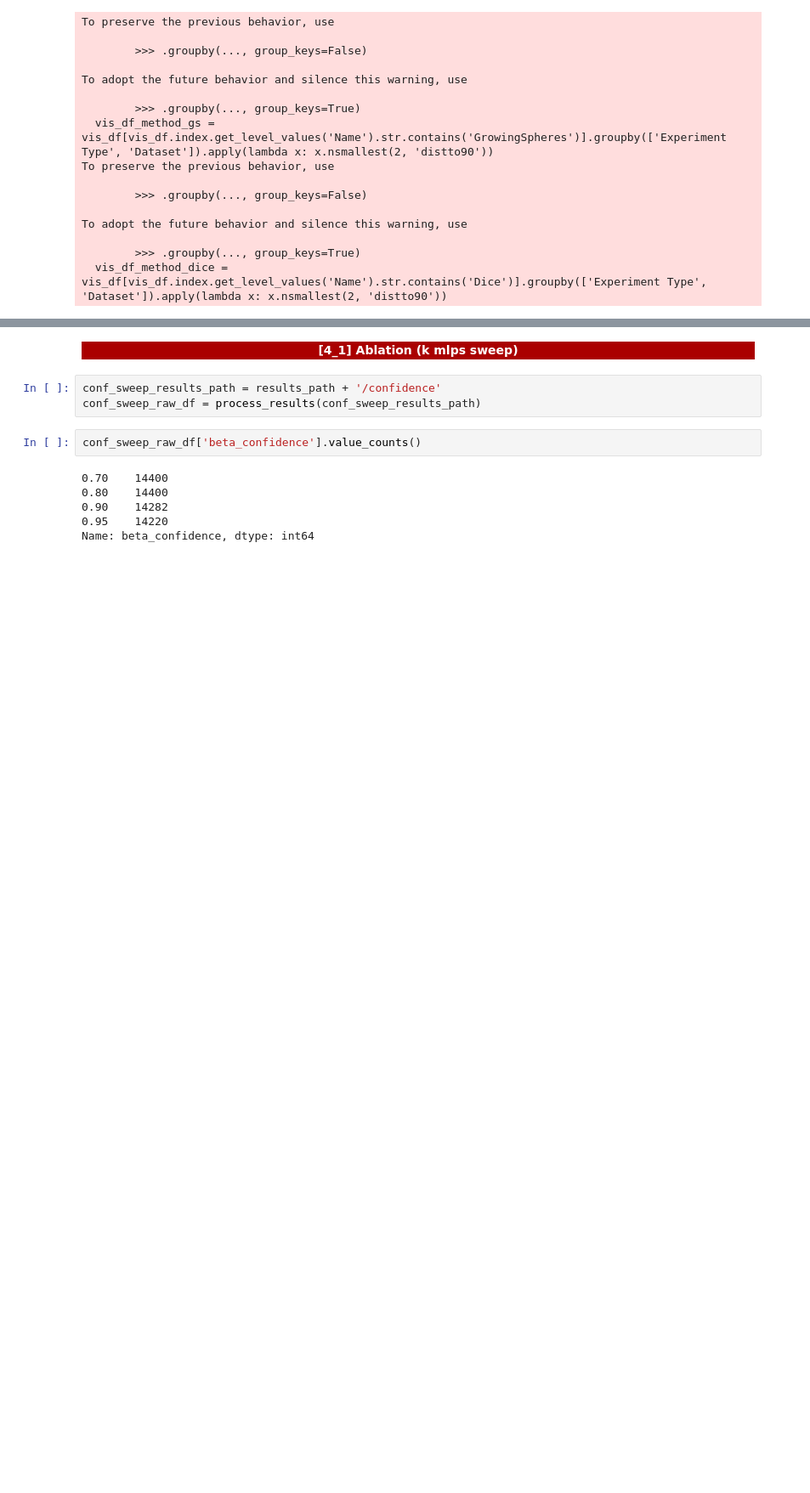
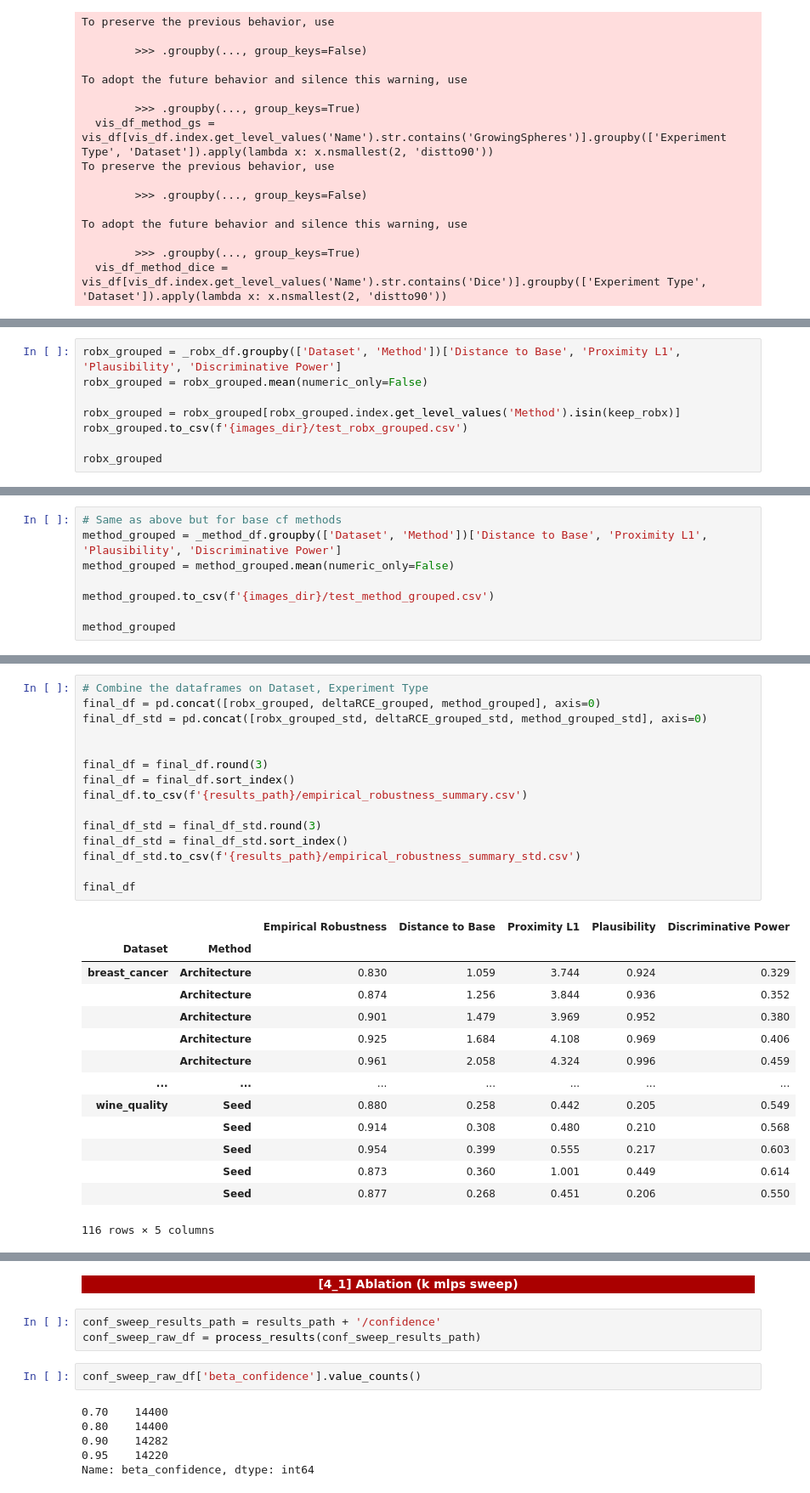
Before and after one commit to istepka/betarce, a Jupyter notebook: exp_vis copy.ipynb, the cells around one changed output, grey strips where cells are left out. Shown at 85% size. Cells and saved outputs as stored; diff of their text form; blank space fills up the shorter version.

```diff
--- a/exp_vis copy.ipynb
+++ b/exp_vis copy.ipynb
@@ -913,0 +913,8 @@ robx_grouped
+# %%
+robx_grouped = _robx_df.groupby(['Dataset', 'Method'])['Distance to Base', 'Proximity L1', 'Plausibility', 'Discriminative Power']
+robx_grouped = robx_grouped.mean(numeric_only=False)
+
+robx_grouped = robx_grouped[robx_grouped.index.get_level_values('Method').isin(keep_robx)]
+robx_grouped.to_csv(f'{images_dir}/test_robx_grouped.csv')
+
+robx_grouped
@@ -913,0 +952,8 @@ robx_grouped
+# %%
+# Same as above but for base cf methods
+method_grouped = _method_df.groupby(['Dataset', 'Method'])['Distance to Base', 'Proximity L1', 'Plausibility', 'Discriminative Power']
+method_grouped = method_grouped.mean(numeric_only=False)
+
+method_grouped.to_csv(f'{images_dir}/test_method_grouped.csv')
+
+method_grouped
@@ -913,0 +1002,30 @@ robx_grouped
+# %%
+# Combine the dataframes on Dataset, Experiment Type
+final_df = pd.concat([robx_grouped, deltaRCE_grouped, method_grouped], axis=0)
+final_df_std = pd.concat([robx_grouped_std, deltaRCE_grouped_std, method_grouped_std], axis=0)
+
+
+final_df = final_df.round(3)
+final_df = final_df.sort_index()
+final_df.to_csv(f'{results_path}/empirical_robustness_summary.csv')
+
+final_df_std = final_df_std.round(3)
+final_df_std = final_df_std.sort_index()
+final_df_std.to_csv(f'{results_path}/empirical_robustness_summary_std.csv')
+
+final_df
+# %% [output]
+|  |  | Empirical Robustness | Distance to Base | Proximity L1 | Plausibility | Discriminative Power |
+| Dataset | Method |  |  |  |  |  |
+| breast_cancer | Architecture | 0.830 | 1.059 | 3.744 | 0.924 | 0.329 |
+|  | Architecture | 0.874 | 1.256 | 3.844 | 0.936 | 0.352 |
+|  | Architecture | 0.901 | 1.479 | 3.969 | 0.952 | 0.380 |
+|  | Architecture | 0.925 | 1.684 | 4.108 | 0.969 | 0.406 |
+|  | Architecture | 0.961 | 2.058 | 4.324 | 0.996 | 0.459 |
+| ... | ... | ... | ... | ... | ... | ... |
+| wine_quality | Seed | 0.880 | 0.258 | 0.442 | 0.205 | 0.549 |
+|  | Seed | 0.914 | 0.308 | 0.480 | 0.210 | 0.568 |
+|  | Seed | 0.954 | 0.399 | 0.555 | 0.217 | 0.603 |
+|  | Seed | 0.873 | 0.360 | 1.001 | 0.449 | 0.614 |
+|  | Seed | 0.877 | 0.268 | 0.451 | 0.206 | 0.550 |
+116 rows × 5 columns
```
Also changed, not shown: parts of 9 cells of this notebook, 5 other files.
